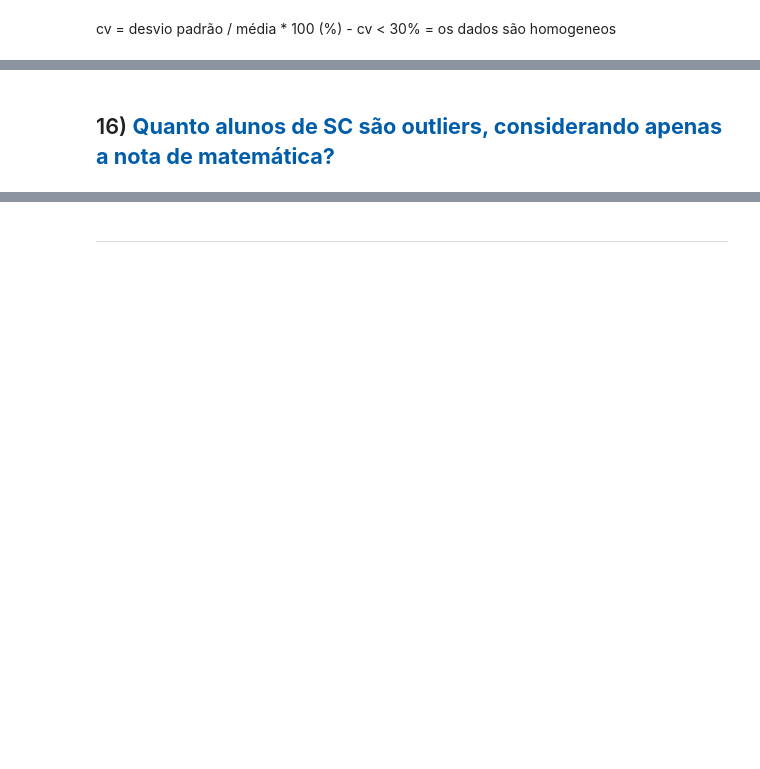
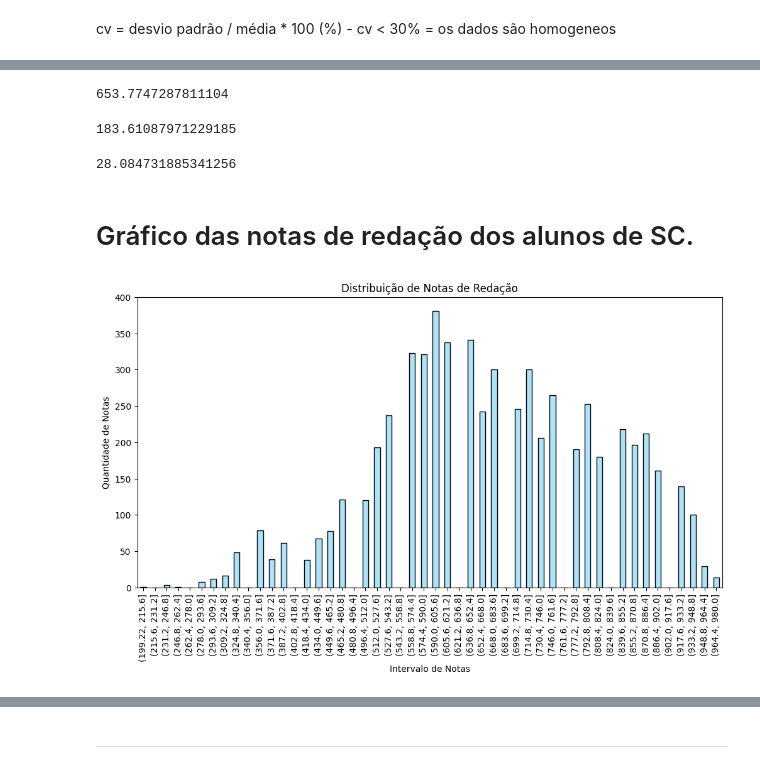
Before and after one commit to dacasfilipe/Python_data_science, a Jupyter notebook: Projeto_Prático_ENEM_30_07_23.ipynb, the cells around one changed output, grey strips where cells are left out. Cells and saved outputs as stored; diff of their text form; code cells hidden in the pictures; blank space fills up the shorter version.

```diff
--- a/Projeto_Prático_ENEM_30_07_23.ipynb
+++ b/Projeto_Prático_ENEM_30_07_23.ipynb
@@ -215,0 +75,3 @@ memory usage: 4.2+ MB
+# %%
+# Selecionar apenas os dados com SG_UF_ES = SC
+df_SC = df_sc[df_sc['SG_UF_ESC'] == 'SC']
@@ -463,2 +190,36 @@ print(limite2)
-# %% [markdown]
-## 16) <font color='#005DAA'><b> Quanto alunos de SC são outliers, considerando apenas a nota de matemática?
+# %%
+media_redacao = df1_sc.NU_NOTA_REDACAO.mean()
+media_redacao
+# %% [output]
+653.7747287811104
+# %%
+desvio_padrao_redacao = df1_sc.NU_NOTA_REDACAO.std()
+desvio_padrao_redacao
+# %% [output]
+183.61087971229185
+# %%
+cv_redacao = (desvio_padrao_redacao/media_redacao)*100
+cv_redacao
+# %% [output]
+28.084731885341256
+# %% [markdown]
+# Gráfico das notas de redação dos alunos de SC.
+# %%
+# Filtro opcional para as notas de redação desconsiderar os zeros
+df1_sc = df1_sc[df1_sc['NU_NOTA_REDACAO'] != 0]
+
+# Intervalos de notas. Usando 50 intervalos, a função pd.cut faz essa separação.
+bins = pd.cut(df1_sc['NU_NOTA_REDACAO'], bins=50)
+
+# Agrupando o DataFrame por esses intervalos e contando o número de notas em cada um.
+bar_data = df1_sc.groupby(bins)['NU_NOTA_REDACAO'].count()
+
+# Criando e configurando o gráfico de barras.
+plt.figure(figsize=(12,6))
+bar_data.plot(kind='bar', color='#ADE3F8', edgecolor='black')
+plt.title('Distribuição de Notas de Redação')
+plt.xlabel('Intervalo de Notas')
+plt.ylabel('Quantidade de Notas')
+plt.show()
+# %% [output]
+[figure, added]
```
Also changed, not shown: parts of 114 cells of this notebook.
